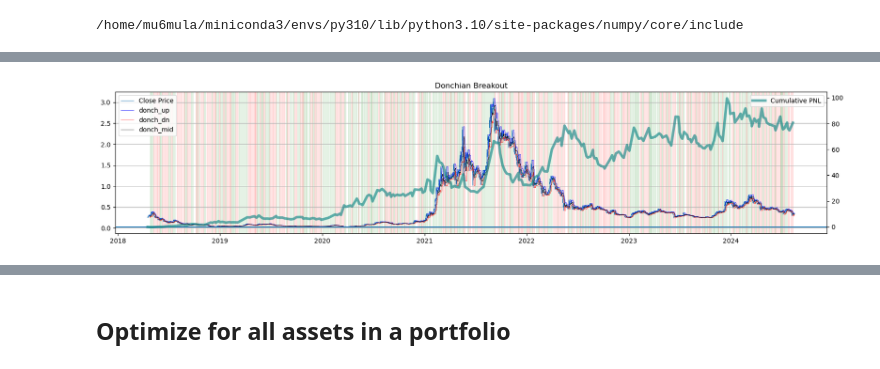
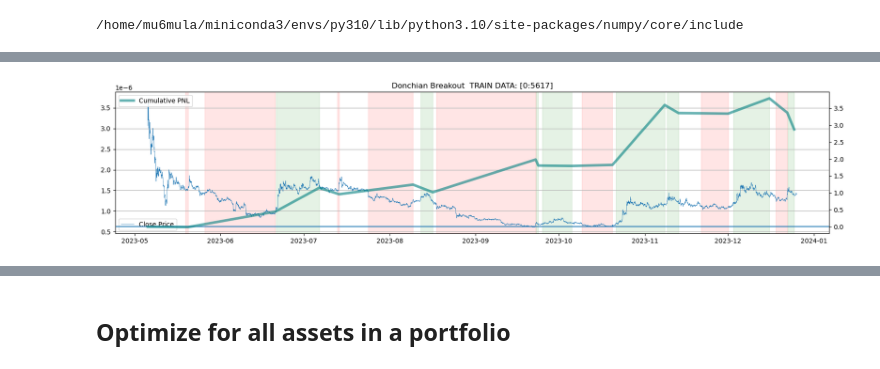
Before and after one commit to petarkabashki/pk-crypto-tools, a Jupyter notebook: 2024-research/donchian-breakout.ipynb, the cells around one changed output, grey strips where cells are left out. Saved outputs shown, nothing was run; the diff lists cells and outputs as text; code cells hidden in the pictures.

```diff
--- a/2024-research/donchian-breakout.ipynb
+++ b/2024-research/donchian-breakout.ipynb
@@ -83,21 +62,13 @@ print(np.get_include())
 # gcc -shared -o positions.so -fPIC positions.c -I/home/mu6mula/miniconda3/envs/py310/include/python3.10 -I/home/mu6mula/miniconda3/envs/py310/include/python3.10 -I/home/mu6mula/miniconda3/envs/py310/lib/python3.10/site-packages/numpy/core/include
 # %% [output]
 /home/mu6mula/miniconda3/envs/py310/lib/python3.10/site-packages/numpy/core/include
-# %%
-
-
-params = {'up_lookback': 39, 'dn_lookback': 30, 'up_lag': 3, 'dn_lag': 18}
-
-data = load_candles('binance','BTC','USDT','1h')['2021-11':].iloc[:700]
-data['lclose'] = data.close.apply(np.exp)
-data['lret'] = data['lclose'].diff().fillna(0)
 # %%
 
 # Define transaction costs and slippage
 transaction_cost = 0.001  # 0.1% transaction cost per trade
 slippage = 0.003  # 0.1% slippage per trade
 
-itrades
+itrades = None
 
 def backtest(data, params, nhours, short_long=None, xmult=1):
     if short_long is None: short_long = [1,-1]
@@ -108,12 +79,16 @@ def backtest(data, params, nhours, short_long=None, xmult=1):
     dn_lookback = params['dn_lookback']
     up_lag = params['up_lag']
     dn_lag = params['dn_lag']
+    band_offset = params['band_offset']
     lclose = data['close'].apply(np.log)
     lrets = lclose.diff()
 
     data['donch_up'] = data['close'].rolling(window=up_lookback).max().shift(up_lag)
     data['donch_dn'] = data['close'].rolling(window=dn_lookback).min().shift(dn_lag)
-    data['donch_mid'] = (data['donch_up'] + data['donch_dn']) / 2
+    # data['donch_mid'] = (data['donch_up'] + data['donch_dn']) / 2
+    data['donch_mid'] = (1 - band_offset)*data['donch_up'] + band_offset*data['donch_dn']
+    # data['donch_mid_up'] = (1 - band_offset)*data['donch_up'] + band_offset*data['donch_dn']
+    # data['donch_mid_dn'] = (1 - band_offset)*data['donch_dn'] + band_offset*data['donch_up']
 
     ind_undefs = data['donch_up'].isna() | data['donch_dn'].isna()
 
@@ -149,7 +124,7 @@ def backtest(data, params, nhours, short_long=None, xmult=1):
     trade_rets = pd.Series(np.append([0],itrades[:,2]*(lclose.values[itrades[:,1]] - lclose.values[itrades[:,0]])), index=data.index[np.append([0],itrades[:,1])])
     trade_rets -= (transaction_cost + slippage)
     trade_pnl = trade_rets.cumsum()
-    strat_rets = lrets.shift() * ipositions
+    strat_rets = lrets.shift(fill_value=0) * ipositions
     strat_pnl = strat_rets.cumsum()
 
     n_trades = len(itrades)
@@ -164,6 +139,9 @@ def backtest(data, params, nhours, short_long=None, xmult=1):
     trade_pnl_pct = (trade_rets_pct + 1).cumprod() - 1
     # Calculate performance metrics
     tot_return = trade_pnl.iloc[-1]
+    tot_return_pct = np.exp(tot_return)-1
+    asset_return = lclose[-1] - lclose[0]
+    asset_return_pct = np.exp(asset_return) - 1
     wins = trade_rets_pct[trade_rets_pct > 0];
     losses = trade_rets_pct[trade_rets_pct < 0]
     nwins, nlosses = len(wins), len(losses)
@@ -181,7 +159,7 @@ def backtest(data, params, nhours, short_long=None, xmult=1):
     trade_drawdowns_pct = np.exp(trade_drawdowns) - 1
     trade_max_drawdown_pct = np.min(trade_drawdowns_pct)
 
-    return {'tot_return':tot_return,
+    return {'tot_return':tot_return, 'tot_return_pct':tot_return_pct, 'asset_return_pct' : asset_return_pct, 'asset_return': asset_return,
             'n_trades': n_trades,
             'nwins':nwins, 'nlosses': nlosses, 'win_ratio': win_ratio, 'profit_factor': profit_factor,
             'sharpe': sharpe, 'sortino': sortino,
@@ -201,28 +179,34 @@ def optimize(data, nhours, backtest_fn = backtest, short_long=None, xmult=1):
     # Define the objective function for Optuna
     def objective(trial):
         global data
-        up_lookback = trial.suggest_int('up_lookback', 7, 100)
-        dn_lookback = trial.suggest_int('dn_lookback', 7, 100)
-        up_lag = trial.suggest_int('up_lag', 7, 100)
-        dn_lag = trial.suggest_int('dn_lag', 7, 100)
+        # up_lookback = trial.suggest_int('up_lookback', 7, 1000 // (24/nhours))
+        # dn_lookback = trial.suggest_int('dn_lookback', 7, 1000 // (24/nhours))
+        # up_lag = trial.suggest_int('up_lag', 7, 1000 // (24/nhours))
+        # dn_lag = trial.suggest_int('dn_lag', 7, 1000 // (24/nhours))
+        up_lookback = trial.suggest_int('up_lookback', 7, 200)
+        dn_lookback = trial.suggest_int('dn_lookback', 7, 200)
+        up_lag = trial.suggest_int('up_lag', 7, 200)
+        dn_lag = trial.suggest_int('dn_lag', 7, 200)
+        band_offset = trial.suggest_float('band_offset', 0, 1)
         params = {
             'up_lookback': up_lookback,
             'dn_lookback': dn_lookback,
             'up_lag': up_lag,
-            'dn_lag': dn_lag
+            'dn_lag': dn_lag,
+            'band_offset': band_offset
         }
         res = backtest_fn(data,params,nhours,short_long, xmult=xmult)
         return res['trade_rets'].mean(), res['trade_drawdowns_pct'].mean()#/ math.cos(number_of_trades)
 
     # Run the optimization
     study = optuna.create_study(directions=['maximize','maximize'])
-    study.optimize(objective, n_trials=100)
+    study.optimize(objective, n_trials=500)
 
     # Get the best parameters
     return study
 
 
-def print_performance(data, nhours, best_params, backtest_fn, short_long=None, xmult=1):
+def print_performance(data, nhours, best_params, backtest_fn, short_long=None, xmult=1, title=""):
     # {'tot_return':tot_return, 'n_trades': n_trades, 'nwins':nwins, 'nlosses': nlosses, 'win_ratio': win_ratio, 'profit_factor': profit_factor, 'sharpe': sharpe, 'sortino': sortino, 'entry_points': entry_points, 'exit_points': exit_points, 'trade_rets': trade_rets, 'trade_pnl': trade_pnl}
     global res
     res = backtest_fn(data,params,nhours,short_long=short_long,xmult=xmult)
@@ -232,13 +216,16 @@ def print_performance(data, nhours, best_params, backtest_fn, short_long=None, x
     fig, (ax1) = plt.subplots(figsize=(20, 4))
 
     ax1.plot(data.index, data['close'], label='Close Price', lw=0.5)
-    ax1.plot(data.index, data['donch_up'], label='donch_up', color='blue', lw=0.5)
-    ax1.plot(data.index, data['donch_dn'], label='donch_dn', color='red', lw=0.5)
-    ax1.plot(data.index, data['donch_mid'], label='donch_mid', color='black', lw=0.5, linestyle='-')
+    # ax1.plot(data.index, data['donch_up'], label='donch_up', color='blue', lw=0.5)
+    # ax1.plot(data.index, data['donch_dn'], label='donch_dn', color='red', lw=0.5)
+    # ax1.plot(data.index, data['donch_mid'], label='donch_mid', color='black', lw=0.5, linestyle='-')
+
+    # ax1.plot(data.index, data['donch_mid_up'], label='donch_mid_up', color='black', lw=0.5, linestyle='-')
+    # ax1.plot(data.index, data['donch_mid_dn'], label='donch_mid_dn', color='black', lw=0.5, linestyle='-')
     # ax1.scatter(res['entry_points'], data.loc[res['entry_points'], 'close'], marker='^', color='g', s=30, label='Entry', zorder=5, alpha=0.3)
     # ax1.scatter(res['exit_points'], data.loc[res['exit_points'], 'close'], marker='v', color='r', s=30, label='Exit', zorder=5, alpha=0.3)
     ax1.legend(loc='best')
-    plt.title('Donchian Breakout')
+    plt.title('Donchian Breakout  '+ title)
 
     ax2 = ax1.twinx()
     ax2.axhline(0)
@@ -265,6 +252,7 @@ def print_performance(data, nhours, best_params, backtest_fn, short_long=None, x
 def print_res(res):
     # Print performance metrics
     print(f"Total Return: {np.exp(res['tot_return'])-1:.2f}")
+    print(f"Asset Return: {np.exp(res['asset_return'])-1:.2f}")
     print(f"Sharpe Ratio: {res['sharpe']:.2f}")
     print(f"# Trades: {res['n_trades']:.0f}")
     print(f"# Wins: {res['nwins']:.0f}")
@@ -276,43 +264,29 @@ def print_res(res):
     print(f"Average Win: {res['avg_win']:.4f}")
     print(f"Average Loss: {res['avg_loss']:.4f}")
     print(f"Average DrawDown: {res['trade_drawdowns_pct'].mean():.4f}")
-    print(f"Max Trade DrawDown: {res['trade_max_drawdown_pct']:.4f}")
+    print(f"Max DrawDown: {res['trade_max_drawdown_pct']:.4f}")
 
+
+optuna.logging.set_verbosity(optuna.logging.ERROR)
 # Load the data
 # ticker = 'GOOGL'
 # data = load_sp500_stock_candles(ticker)['2020':'2025']
 # data['close'] = data['adj close']
 # data = load_russel2000_candles('XOXO')['2006':]
-data = load_candles('binance','ADA','USDT','4h')#['2011':'2025']#.iloc[-10000:]
+data = load_candles('binance','PEPE','USDT','1h')['2022-03':'2025']#.iloc[-35000:-5000]
 # # data = load_futures_candles('bybit','ALGO','USDT','1h')['2020-03':'2025']
 # # data = data['2021-11-01':].copy()
-nhours = 4
-# data = data.resample(f'{nhours}H').agg( {'open': 'first','high': 'max','low': 'min','close': 'last','volume': 'sum'})
+nhours = 1
+data = data.resample(f'{nhours}H').agg({'open': 'first','high': 'max','low': 'min','close': 'last','volume': 'sum'})
 short_long = [-1,1]
-def objective(trial):
-    global data
-    up_lookback = trial.suggest_int('up_lookback', 7, 100)
-    dn_lookback = trial.suggest_int('dn_lookback', 7, 100)
-    up_lag = trial.suggest_int('up_lag', 7, 100)
-    dn_lag = trial.suggest_int('dn_lag', 7, 100)
-    params = {
-        'up_lookback': up_lookback,
-        'dn_lookback': dn_lookback,
-        'up_lag': up_lag,
-        'dn_lag': dn_lag
-    }
-    res = backtest(data,params,nhours,short_long, xmult=1)
-    return res['tot_return'], res['trade_max_drawdown']#/ math.cos(number_of_trades)
-
-# Run the optimization
-study = optuna.create_study(directions=['maximize','maximize'])
-study.optimize(objective, n_trials=100)
-study = optimize(data, nhours,backtest_fn=backtest, short_long=short_long)
+train_ratio = 0.5; data_train = data.iloc[:int(data.shape[0]*train_ratio)]; data_test = data.iloc[data_train.shape[0]:]
+study = optimize(data_train, nhours,backtest_fn=backtest, short_long=short_long,xmult=1)
 aparams = [t.params for t in reversed(study.best_trials[-10:])]
-# aparams = [{'up_lookback': 83, 'dn_lookback': 70, 'up_lag': 10, 'dn_lag': 47}, {'up_lookback': 84, 'dn_lookback': 47, 'up_lag': 55, 'dn_lag': 90}]
+# aparams = [{'up_lookback': 199, 'dn_lookback': 187, 'up_lag': 184, 'dn_lag': 171, 'band_offset': 0.336862108444848}, {'up_lookback': 199, 'dn_lookback': 194, 'up_lag': 178, 'dn_lag': 163, 'band_offset': 0.35936209743729997}]
 
 print(f'aparams = {aparams}')
 for params in aparams:
     print(f'params = {params}')
-    print_performance(data,nhours,params,backtest_fn=backtest,short_long=short_long, xmult=1)
+    print_performance(data_train,nhours,params,backtest_fn=backtest,short_long=[1,-1], xmult=1, title=f'TRAIN DATA: [0:{data_train.shape[0]-1}]')
+    print_performance(data_test,nhours,params,backtest_fn=backtest,short_long=[1,-1], xmult=1, title=f'TEST DATA: [{data_test.shape[0]}:{data.shape[0]}]')
 # %% [output]
@@ -333 +308 @@ Max Trade DrawDown: -0.5073
-[figure, old version]
+[figure, new version]
```
Also changed, not shown: parts of 41 cells of this notebook, 4 other files.
